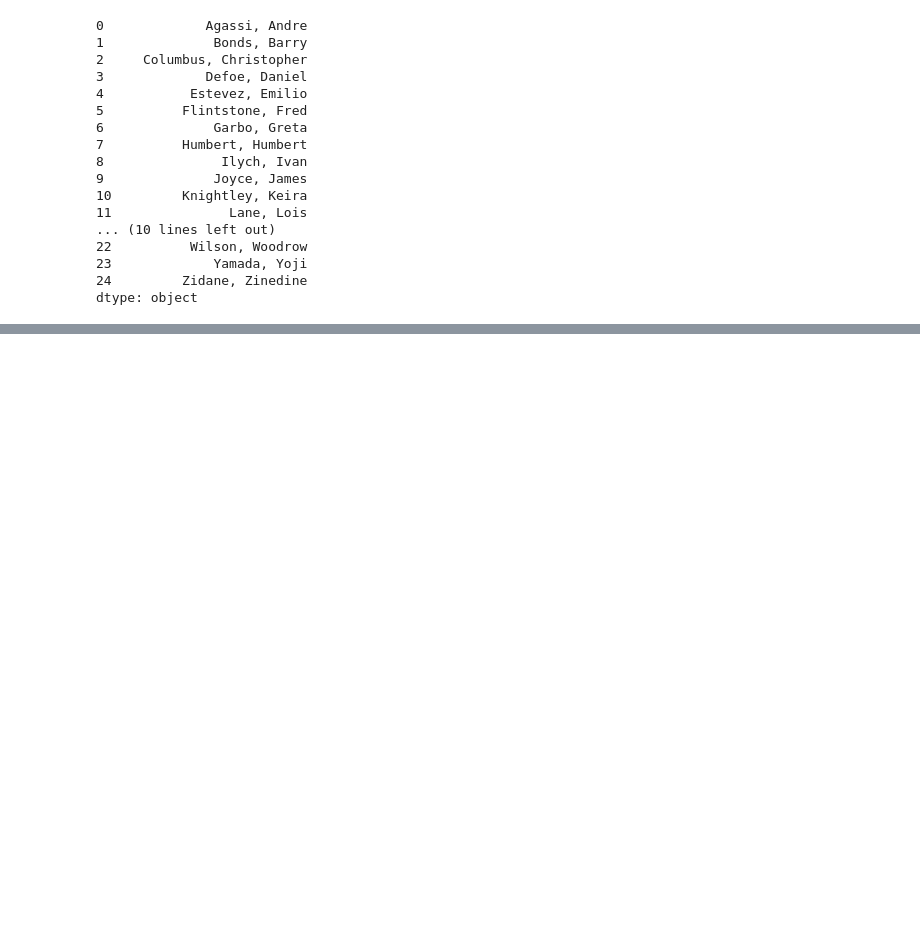
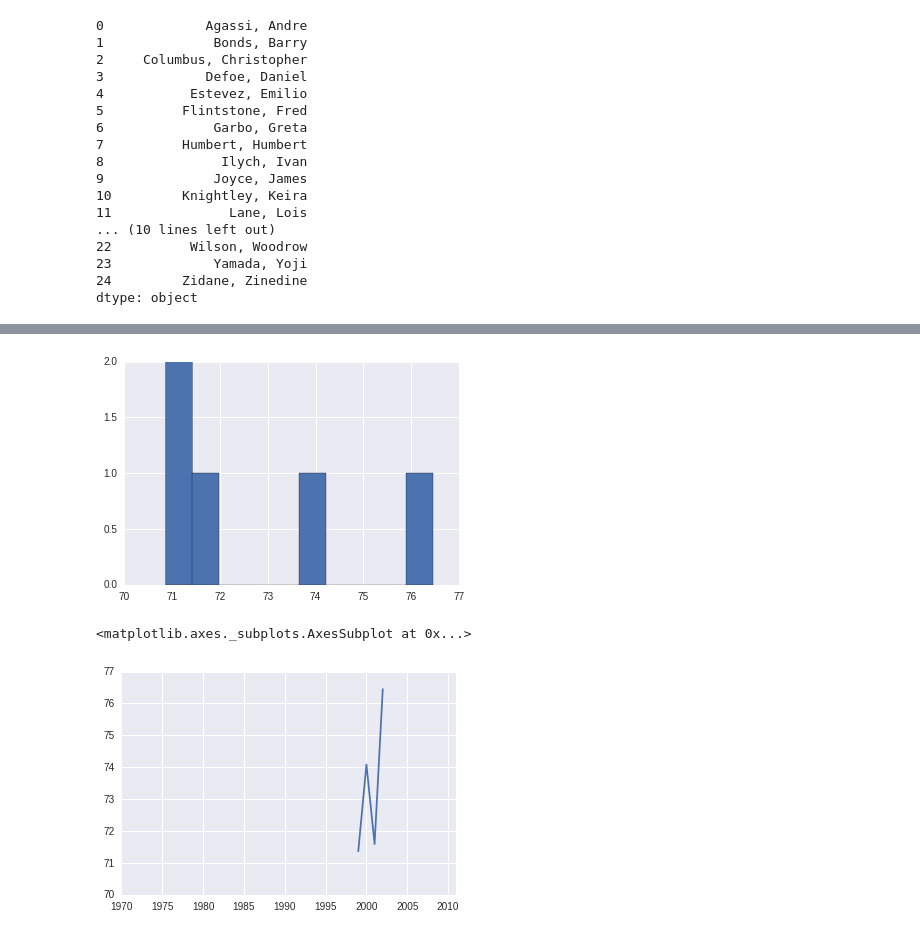
Before and after one commit to charlesmilam/udacity, a Jupyter notebook: introDA/lesson2/L2_quizzes.ipynb, the cells around one changed output, grey strips where cells are left out. Cells and saved outputs as stored; diff of their text form; code cells hidden in the pictures; blank space fills up the shorter version.

```diff
--- a/introDA/lesson2/L2_quizzes.ipynb
+++ b/introDA/lesson2/L2_quizzes.ipynb
@@ -720,0 +753,8 @@ import seaborn as sns
+# %%
+male_completion.hist()
+plt.show()
+male_completion.plot()
+# %% [output]
+[figure, added]
+<matplotlib.axes._subplots.AxesSubplot at 0x...>
+[figure, added]
```
Also changed, not shown: parts of 8 cells of this notebook.
